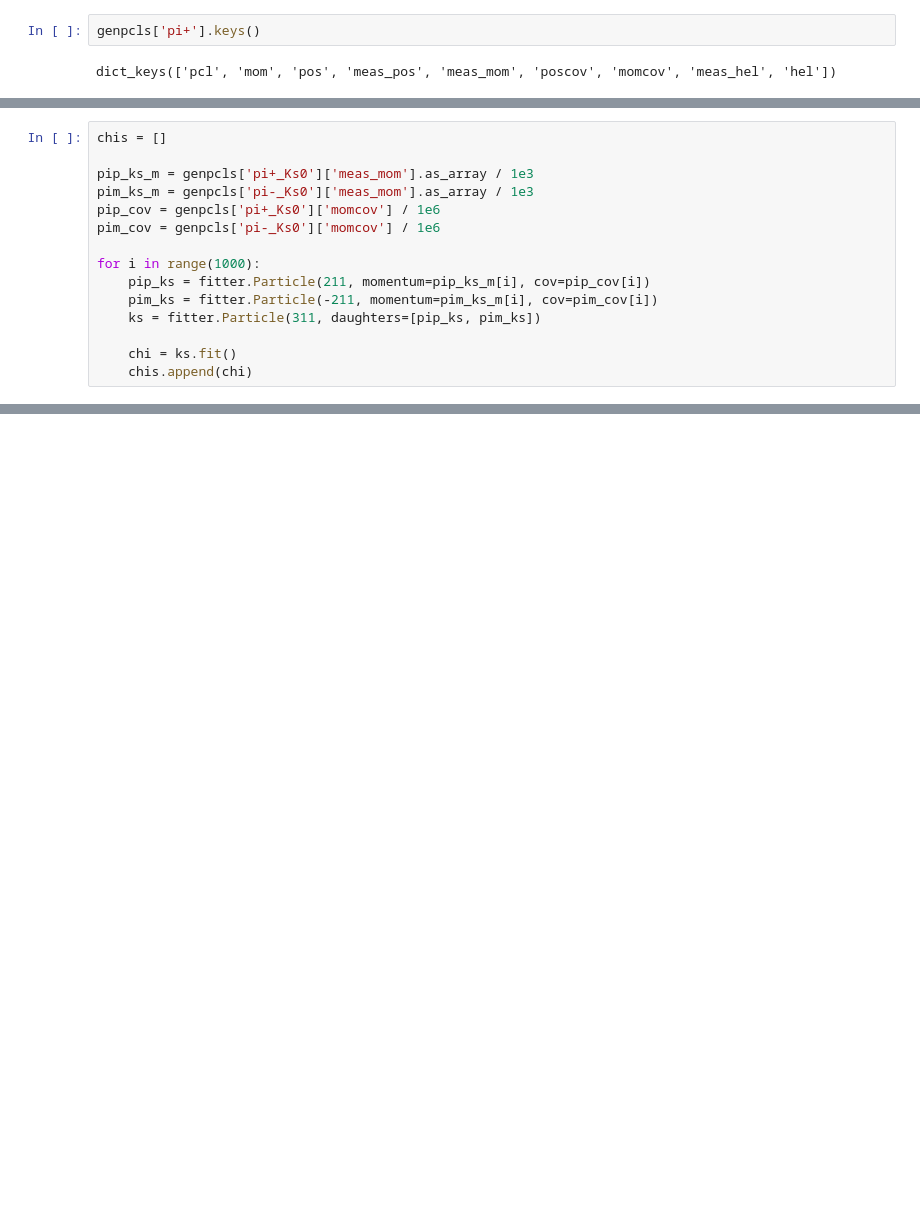
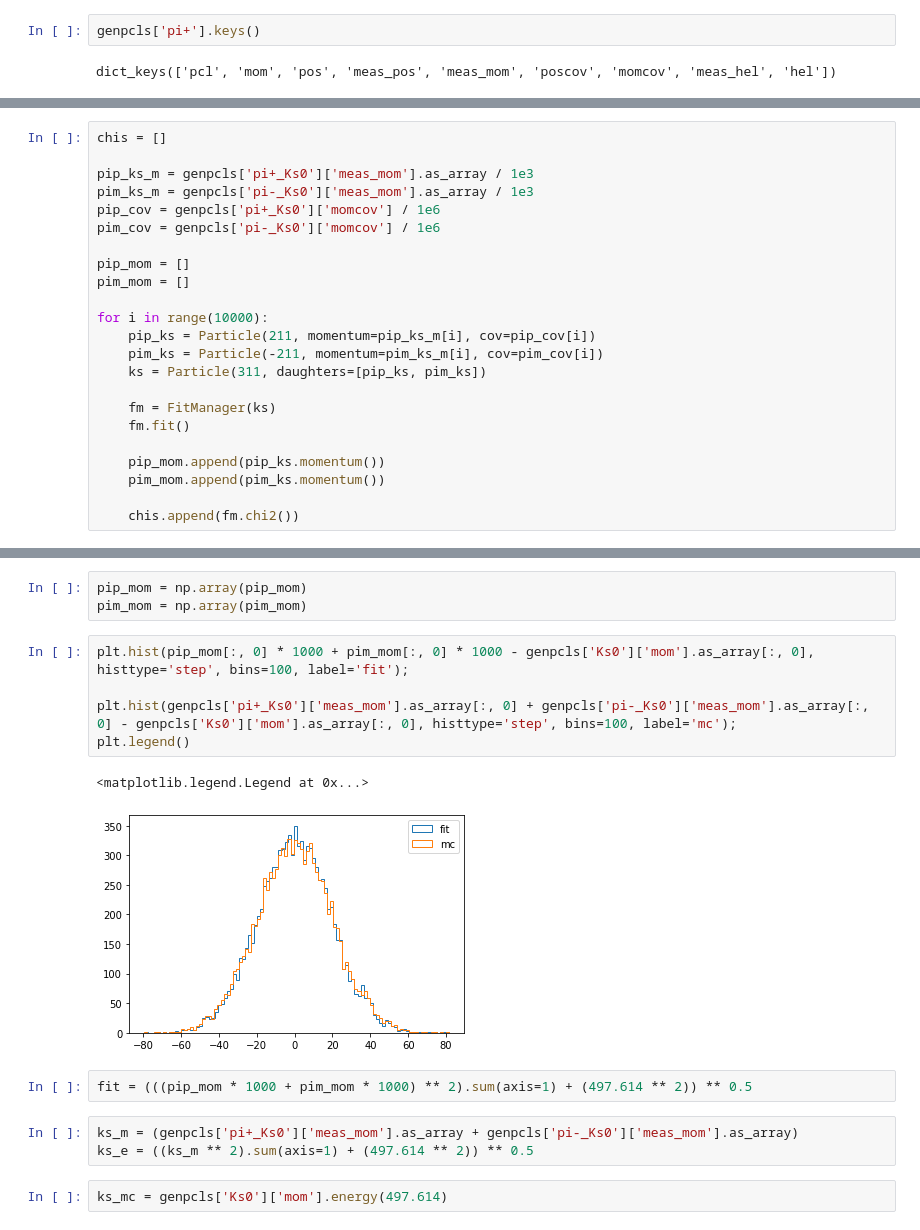
Before and after one commit to ddyak/sct-fitter, a Jupyter notebook: examples/kspipi.ipynb, the cells around one changed output, grey strips where cells are left out. Saved outputs shown, nothing was run; the diff lists cells and outputs as text; blank space fills up the shorter version.

```diff
--- a/examples/kspipi.ipynb
+++ b/examples/kspipi.ipynb
@@ -100,13 +123,21 @@ pim_ks_m = genpcls['pi-_Ks0']['meas_mom'].as_array / 1e3
 pip_cov = genpcls['pi+_Ks0']['momcov'] / 1e6
 pim_cov = genpcls['pi-_Ks0']['momcov'] / 1e6
 
-for i in range(1000):
-    pip_ks = fitter.Particle(211, momentum=pip_ks_m[i], cov=pip_cov[i])
-    pim_ks = fitter.Particle(-211, momentum=pim_ks_m[i], cov=pim_cov[i])
-    ks = fitter.Particle(311, daughters=[pip_ks, pim_ks])
+pip_mom = []
+pim_mom = []
 
-    chi = ks.fit()
-    chis.append(chi)
+for i in range(10000):
+    pip_ks = Particle(211, momentum=pip_ks_m[i], cov=pip_cov[i])
+    pim_ks = Particle(-211, momentum=pim_ks_m[i], cov=pim_cov[i])
+    ks = Particle(311, daughters=[pip_ks, pim_ks])
+
+    fm = FitManager(ks)
+    fm.fit()
+
+    pip_mom.append(pip_ks.momentum())
+    pim_mom.append(pim_ks.momentum())
+
+    chis.append(fm.chi2())
 # %%
 x = np.linspace(0, 2)
 plt.plot(x, stats.chi2.pdf(x, 1), 'r', label=r'$\chi^2(1)$')
@@ -116,0 +148,18 @@ plt.legend();
+# %%
+pip_mom = np.array(pip_mom)
+pim_mom = np.array(pim_mom)
+# %%
+plt.hist(pip_mom[:, 0] * 1000 + pim_mom[:, 0] * 1000 - genpcls['Ks0']['mom'].as_array[:, 0], histtype='step', bins=100, label='fit');
+
+plt.hist(genpcls['pi+_Ks0']['meas_mom'].as_array[:, 0] + genpcls['pi-_Ks0']['meas_mom'].as_array[:, 0] - genpcls['Ks0']['mom'].as_array[:, 0], histtype='step', bins=100, label='mc');
+plt.legend()
+# %% [output]
+<matplotlib.legend.Legend at 0x...>
+[figure, added]
+# %%
+fit = (((pip_mom * 1000 + pim_mom * 1000) ** 2).sum(axis=1) + (497.614 ** 2)) ** 0.5
+# %%
+ks_m = (genpcls['pi+_Ks0']['meas_mom'].as_array + genpcls['pi-_Ks0']['meas_mom'].as_array)
+ks_e = ((ks_m ** 2).sum(axis=1) + (497.614 ** 2)) ** 0.5
+# %%
+ks_mc = genpcls['Ks0']['mom'].energy(497.614)
```
Also changed, not shown: parts of 9 cells of this notebook, 6 other files.
